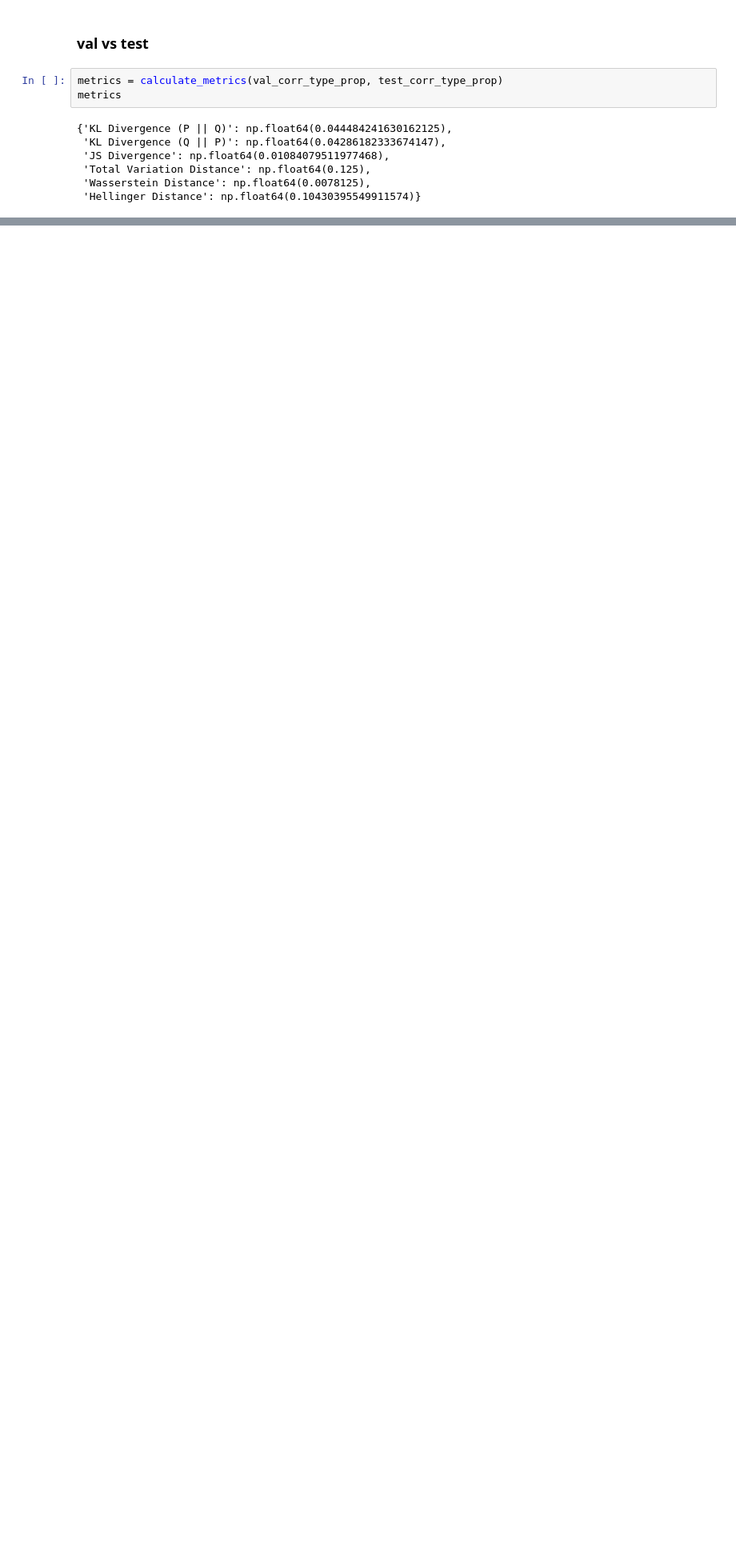
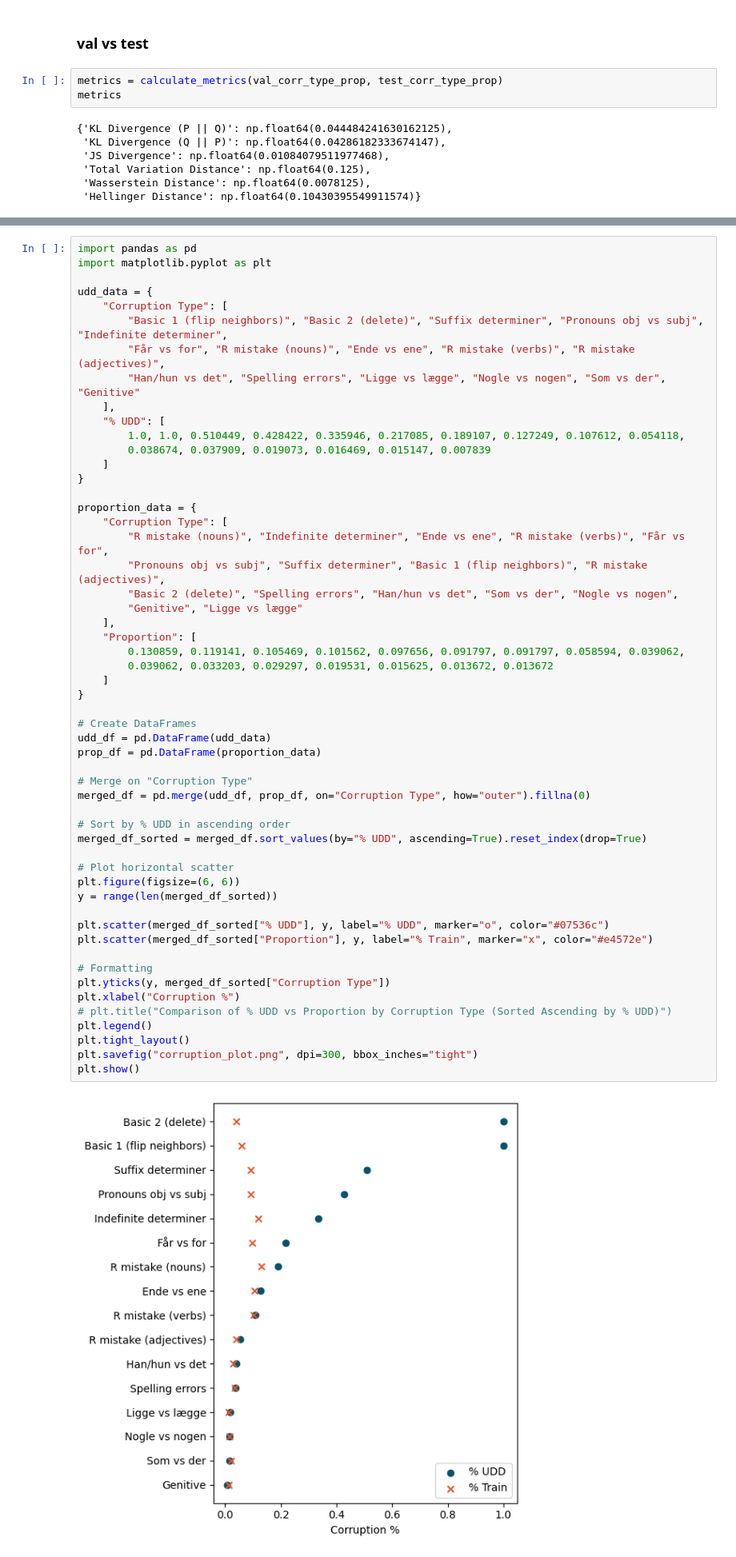
Before and after one commit to N-essuno/DaLA, a Jupyter notebook: data_proportion.ipynb, the cells around one changed output, grey strips where cells are left out. Shown at 80% size. Drawn from its saved outputs; the diff is of its cells as text; blank space fills up the shorter version.

```diff
--- a/data_proportion.ipynb
+++ b/data_proportion.ipynb
@@ -198,0 +201,56 @@ metrics
+# %%
+import pandas as pd
+import matplotlib.pyplot as plt
+
+udd_data = {
+    "Corruption Type": [
+        "Basic 1 (flip neighbors)", "Basic 2 (delete)", "Suffix determiner", "Pronouns obj vs subj", "Indefinite determiner",
+        "Får vs for", "R mistake (nouns)", "Ende vs ene", "R mistake (verbs)", "R mistake (adjectives)",
+        "Han/hun vs det", "Spelling errors", "Ligge vs lægge", "Nogle vs nogen", "Som vs der", "Genitive"
+    ],
+    "% UDD": [
+        1.0, 1.0, 0.510449, 0.428422, 0.335946, 0.217085, 0.189107, 0.127249, 0.107612, 0.054118,
+        0.038674, 0.037909, 0.019073, 0.016469, 0.015147, 0.007839
+    ]
+}
+
+proportion_data = {
+    "Corruption Type": [
+        "R mistake (nouns)", "Indefinite determiner", "Ende vs ene", "R mistake (verbs)", "Får vs for",
+        "Pronouns obj vs subj", "Suffix determiner", "Basic 1 (flip neighbors)", "R mistake (adjectives)",
+        "Basic 2 (delete)", "Spelling errors", "Han/hun vs det", "Som vs der", "Nogle vs nogen",
+        "Genitive", "Ligge vs lægge"
+    ],
+    "Proportion": [
+        0.130859, 0.119141, 0.105469, 0.101562, 0.097656, 0.091797, 0.091797, 0.058594, 0.039062,
+        0.039062, 0.033203, 0.029297, 0.019531, 0.015625, 0.013672, 0.013672
+    ]
+}
+
+# Create DataFrames
+udd_df = pd.DataFrame(udd_data)
+prop_df = pd.DataFrame(proportion_data)
+
+# Merge on "Corruption Type"
+merged_df = pd.merge(udd_df, prop_df, on="Corruption Type", how="outer").fillna(0)
+
+# Sort by % UDD in ascending order
+merged_df_sorted = merged_df.sort_values(by="% UDD", ascending=True).reset_index(drop=True)
+
+# Plot horizontal scatter
+plt.figure(figsize=(6, 6))
+y = range(len(merged_df_sorted))
+
+plt.scatter(merged_df_sorted["% UDD"], y, label="% UDD", marker="o", color="#07536c")
+plt.scatter(merged_df_sorted["Proportion"], y, label="% Train", marker="x", color="#e4572e")
+
+# Formatting
+plt.yticks(y, merged_df_sorted["Corruption Type"])
+plt.xlabel("Corruption %")
+# plt.title("Comparison of % UDD vs Proportion by Corruption Type (Sorted Ascending by % UDD)")
+plt.legend()
+plt.tight_layout()
+plt.savefig("corruption_plot.png", dpi=300, bbox_inches="tight")
+plt.show()
+# %% [output]
+[figure, added]
```
Also changed, not shown: parts of 1 cell of this notebook.
